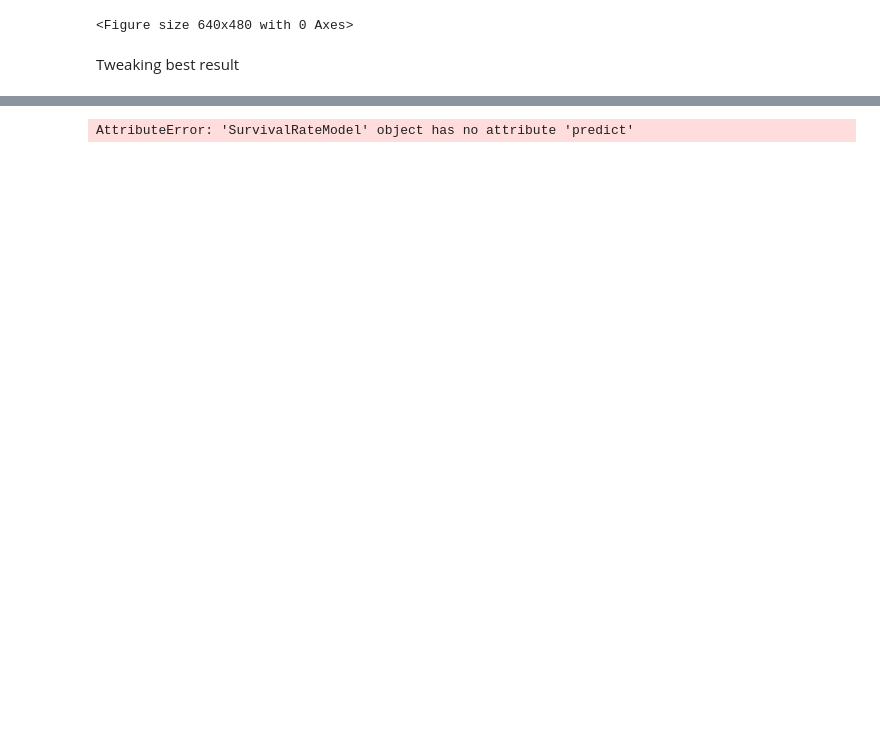
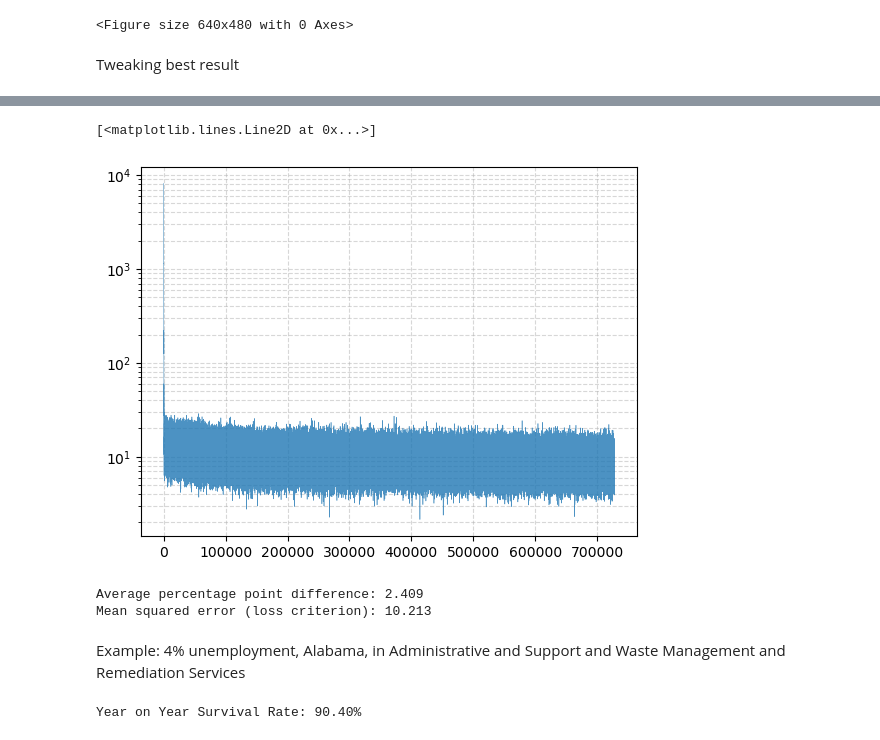
Before and after one commit to SebastianSeljak/PIC16B_Econ, a Jupyter notebook: model.ipynb, the cells around one changed output, grey strips where cells are left out. Cells and saved outputs as stored; diff of their text form; code cells hidden in the pictures; blank space fills up the shorter version.

Commit message:
finished model tuning for presentation

```diff
--- a/model.ipynb
+++ b/model.ipynb
@@ -403,5 +404,5 @@ h1, h2, lr, bs, ep = top_params[0]
 train_dataloader = DataLoader(train_dataset, batch_size=bs, shuffle=True)
 test_dataloader = DataLoader(test_dataset, batch_size=bs, shuffle=False)
 model_optimal = SurvivalRateModel(input_size=input_size, hidden_size1=h1, hidden_size2=h2)
-loss_data_optimal = model.train_loop(train_dataloader, num_epochs=ep, learning_rate=lr, device="cpu")
+loss_data_optimal = model_optimal.train_loop(train_dataloader, num_epochs=2000, learning_rate=lr, device="cpu")
 # %% [output]
@@ -421,2 +422,17 @@ Epoch [12/20], Loss: 2.6241
+# %%
+plt.grid(True, which="both", ls="--", alpha=0.5)
+plt.semilogy(loss_data_optimal, linewidth=0.4, alpha=0.8)
+# %% [output]
+[<matplotlib.lines.Line2D at 0x...>]
+[figure, added]
+# %%
+predicted, actual = model_optimal.evaluate(test_dataloader, device="cpu")
+print(f"Average percentage point difference: {np.mean(abs(actual - predicted)):1.3f}")
+print(f"Mean squared error (loss criterion): {np.mean(abs(np.square(actual - predicted))):2.3f}")
+# %% [output]
+Average percentage point difference: 2.409
+Mean squared error (loss criterion): 10.213
+# %% [markdown]
+Example: 4% unemployment, Alabama, in Administrative and Support and Waste Management and Remediation Services
 # %%
 sample_input = torch.tensor(np.concatenate([
@@ -427,4 +443,4 @@ sample_input = torch.tensor(np.concatenate([
-# %%
-model.predict(sample_input)
-# %% [output]
-AttributeError: 'SurvivalRateModel' object has no attribute 'predict'
+# %%
+print(f"Year on Year Survival Rate: {float(model_optimal(sample_input)):1.2f}%")
+# %% [output]
+Year on Year Survival Rate: 90.40%
```
Also changed, not shown: parts of 9 cells of this notebook, 1 other file.
